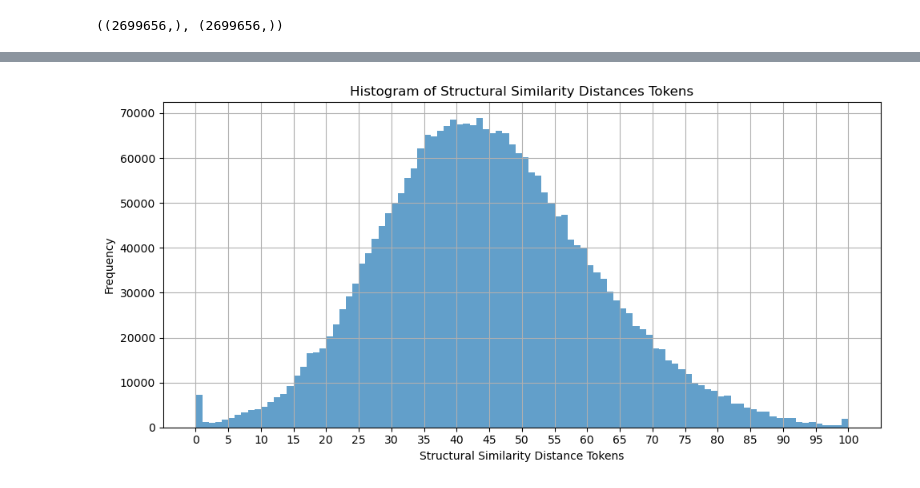
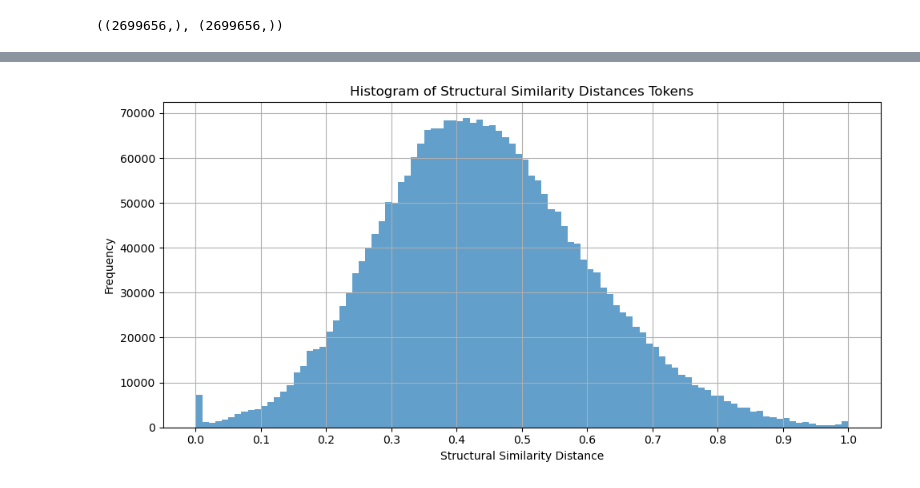
Before and after one commit to behzadhaki/TripleStreams, a Jupyter notebook: data/TripleStreamsDatasetExplorer.ipynb, the cells around one changed output, grey strips where cells are left out. Saved outputs shown, nothing was run; the diff lists cells and outputs as text; code cells hidden in the pictures.

```diff
--- a/data/TripleStreamsDatasetExplorer.ipynb
+++ b/data/TripleStreamsDatasetExplorer.ipynb
@@ -60,7 +60,7 @@ config = {
 
     'n_encoding_control_tokens':
         [
-            101
+            None                                # continuos values
         ],
     'encoding_control_keys':
         [
@@ -73,7 +73,7 @@ config = {
             101,
             101,
             101,
-            101
+            10
         ],
     'decoding_control_keys':
         [
@@ -127,13 +114,13 @@ DEBUG:matplotlib.pyplot:Loaded backend module://matplotlib_inline.backend_inline
 # %%
 # plot histogram of structural_similarity_distances_tokens
 plt.figure(figsize=(10, 5))
-plt.hist(structural_similarity_distances_tokens, bins=100, alpha=0.7)
+plt.hist(structural_similarity_distances_values, bins=100, alpha=0.7)
 plt.title('Histogram of Structural Similarity Distances Tokens')
-plt.xlabel('Structural Similarity Distance Tokens')
+plt.xlabel('Structural Similarity Distance')
 plt.ylabel('Frequency')
-plt.xticks(np.arange(0, 105, 5))
+plt.xticks(np.arange(0, 1.1, 0.1))
 plt.grid(True)
 plt.tight_layout()
 plt.show()
 # %% [output]
-[figure, old version]
+[figure, new version]
```
Also changed, not shown: parts of 18 cells of this notebook, 1 other file.
